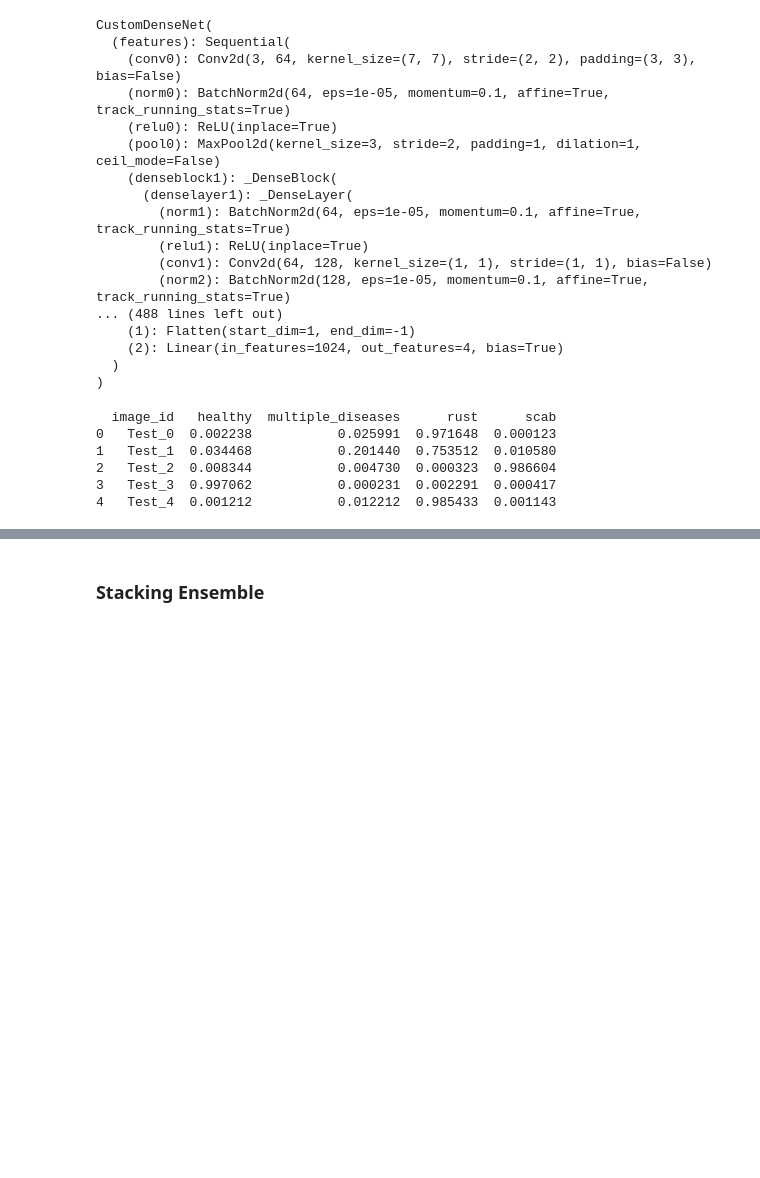
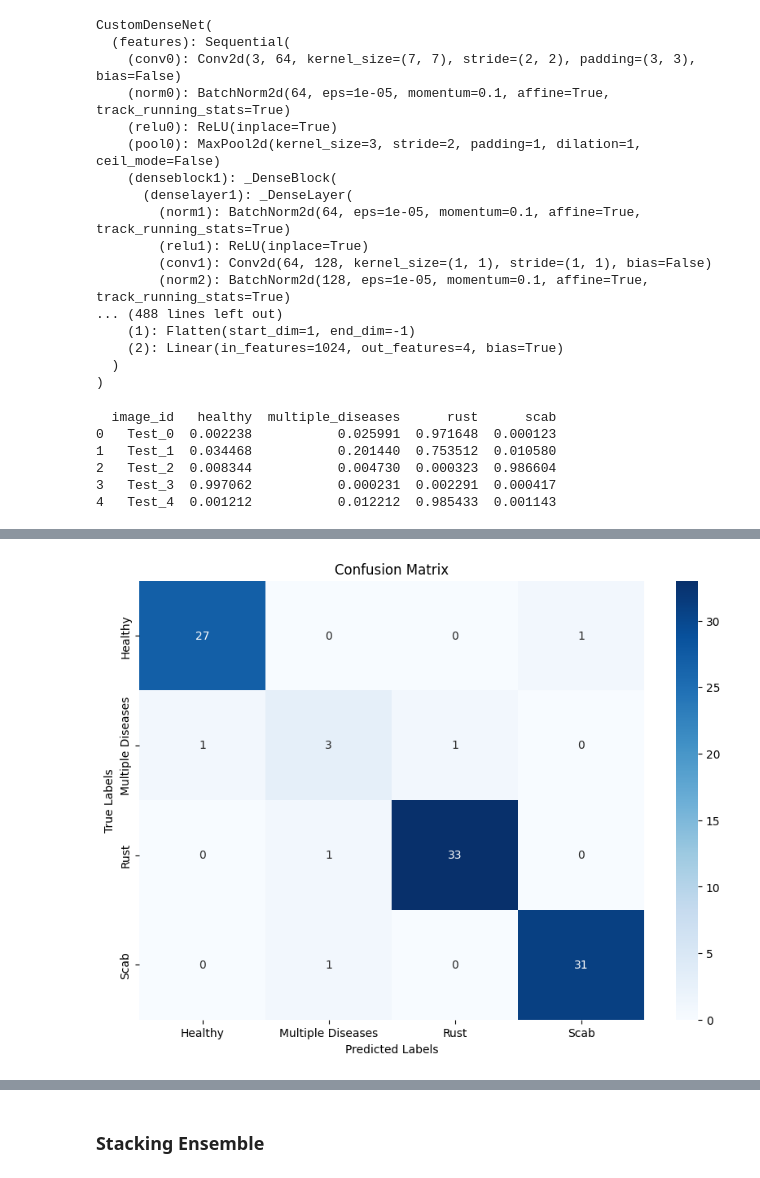
Before and after one commit to pratheeshkumar99/Plant-pathology, a Jupyter notebook: v1.ipynb, the cells around one changed output, grey strips where cells are left out. Cells and saved outputs as stored; diff of their text form; code cells hidden in the pictures; blank space fills up the shorter version.

```diff
--- a/v1.ipynb
+++ b/v1.ipynb
@@ -888,0 +1076,4 @@ print(sub.head())
+# %%
+plot_confusion_matrix(all_lable, all_prediction, classes=['Healthy', 'Multiple Diseases', 'Rust', 'Scab'])
+# %% [output]
+[figure, added]
```
Also changed, not shown: parts of 27 cells of this notebook.
